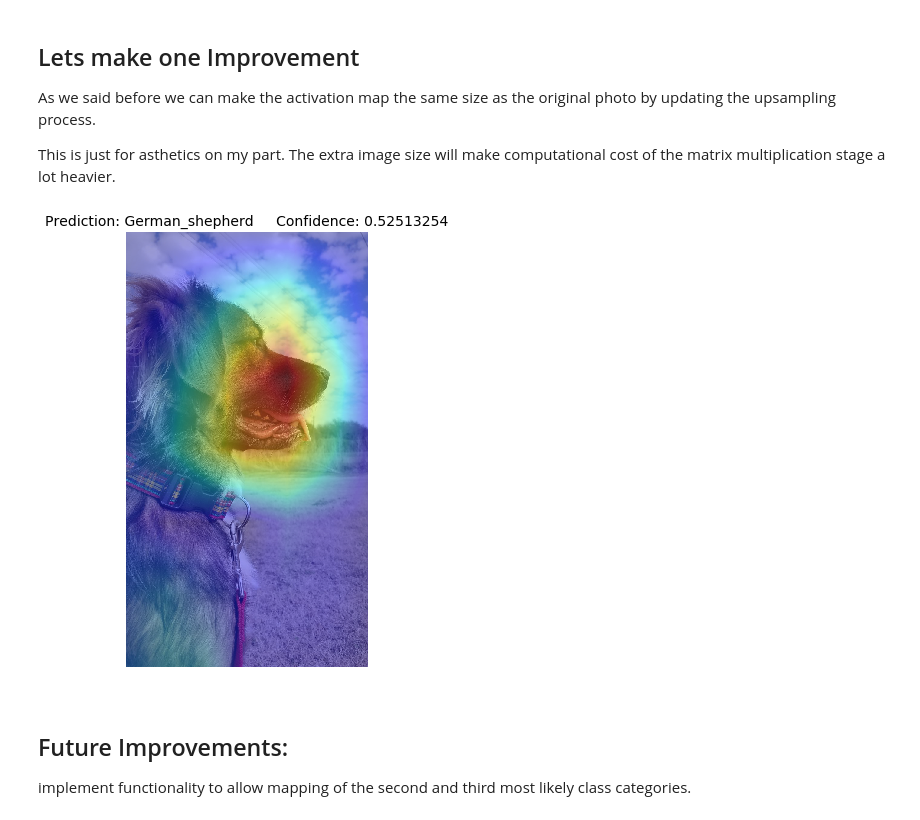
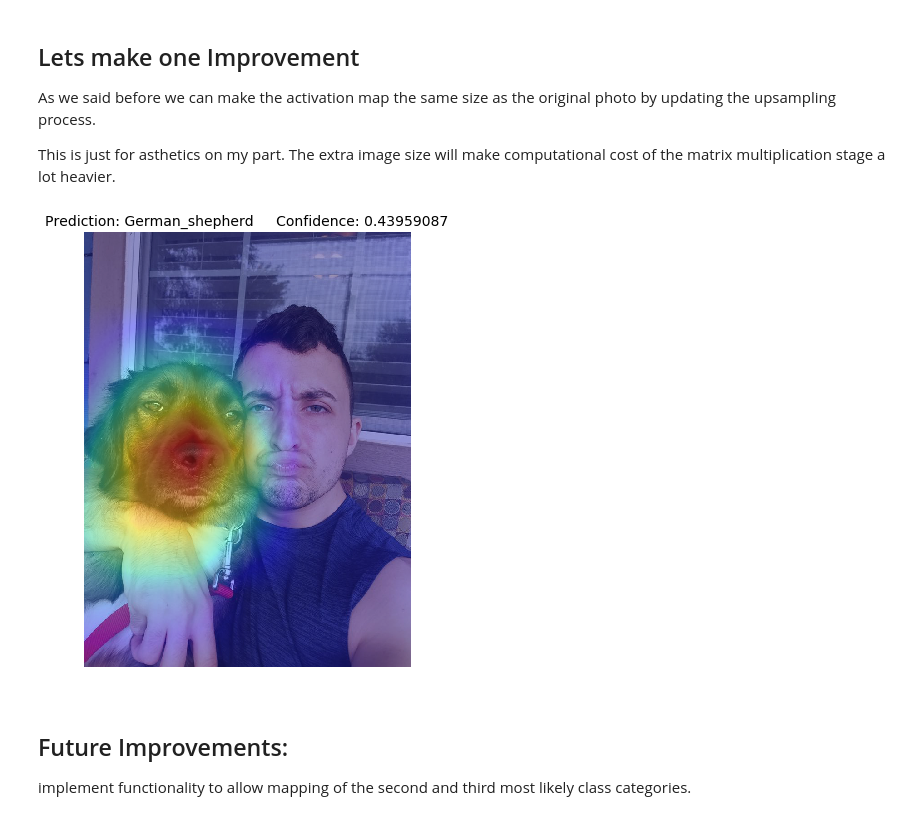
Before and after one commit to harrisonjansma/ML-Notes, a Jupyter notebook: Computer Vision/Global Average Pooling (Object Localization).ipynb, the cells around one changed output. Saved outputs shown, nothing was run; the diff lists cells and outputs as text; code cells hidden in the pictures.

```diff
--- a/Computer Vision/Global Average Pooling (Object Localization).ipynb
+++ b/Computer Vision/Global Average Pooling (Object Localization).ipynb
@@ -133,7 +133,7 @@ def plot_ResNet_CAM(img_path, ax, model, all_amp_layer_weights):
     ax.set_title("Prediction: " + pred[0][0][1] + "     Confidence: " + str(pred[0][0][2]), size=17)
 # %%
 ResNet_model, all_amp_layer_weights = get_ResNet()
-img_path = "C://Users//harri//Downloads//huckleberry.jpg"
+img_path = "Huckleberry.jpg"
 fig, ax = plt.subplots(figsize = (8, 8))
 CAM = plot_ResNet_CAM(img_path, ax, ResNet_model, all_amp_layer_weights)
 plt.axis("off")
@@ -184,13 +186,13 @@ def plot_ResNet_CAM(img_path, ax, model, all_amp_layer_weights):
     ax.set_title("Prediction: " + pred[0][0][1] + "     Confidence: " + str(pred[0][0][2]), size=14)
 # %%
 ResNet_model, all_amp_layer_weights = get_ResNet()
-img_path = "C://Users//harri//Downloads//huckleberry.jpg"
+img_path = "Huckleberry.jpg"
 fig, ax = plt.subplots(figsize = (8, 8))
 CAM = plot_ResNet_CAM(img_path, ax, ResNet_model, all_amp_layer_weights)
 plt.axis("off")
 plt.show()
 # %% [output]
-[figure, old version]
+[figure, new version]
 # %% [markdown]
 ## Future Improvements:
 implement functionality to allow mapping of the second and third most likely class categories.
```
Also changed, not shown: parts of 3 cells of this notebook, 7 other files.
